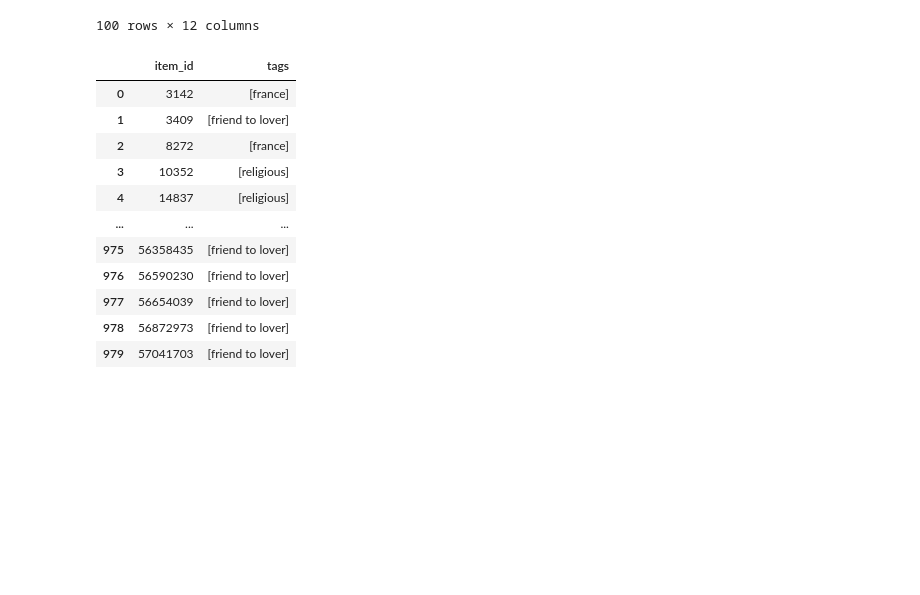
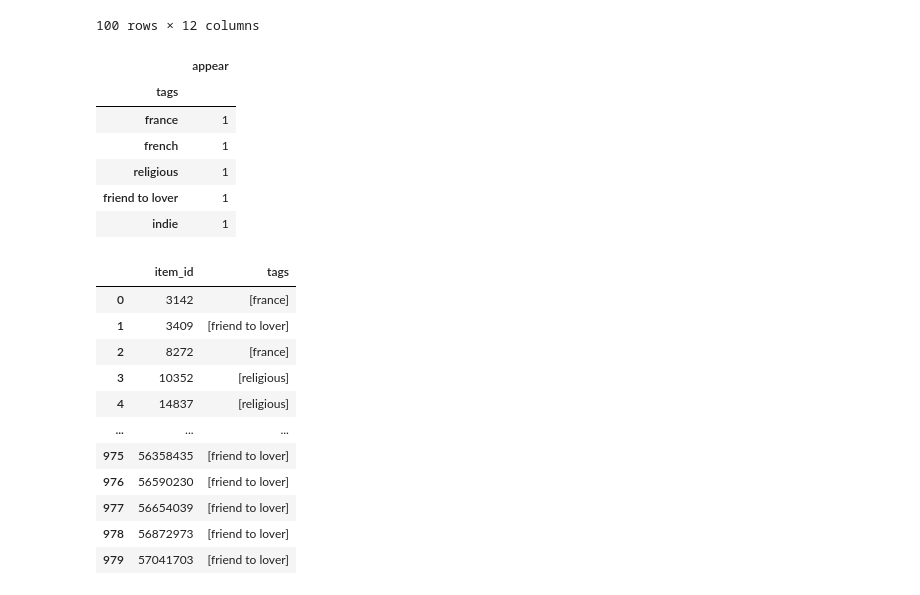
Before and after one commit to Khang283/Book_Recommendation_System, a Jupyter notebook: flaskr/knowledge_based.ipynb, the cells around one changed output. Saved outputs shown, nothing was run; the diff lists cells and outputs as text; code cells hidden in the pictures; blank space fills up the shorter version.

```diff
--- a/flaskr/knowledge_based.ipynb
+++ b/flaskr/knowledge_based.ipynb
@@ -324,6 +324,15 @@ def get_tags(userId,df):
 # %%
 train_tags = get_tags(2,train)
 train_tags = train_tags.tail(5)
+train_tags
+# %% [output]
+|  | appear |
+| tags |  |
+| france | 1 |
+| french | 1 |
+| religious | 1 |
+| friend to lover | 1 |
+| indie | 1 |
 # %%
 result = pd.merge(table2,train_tags,left_on='tag',right_on=train_tags.index,how='inner')
 result = result.groupby('item_id').agg(tags=('tag','unique')).reset_index()
```
Also changed, not shown: parts of 8 cells of this notebook.
